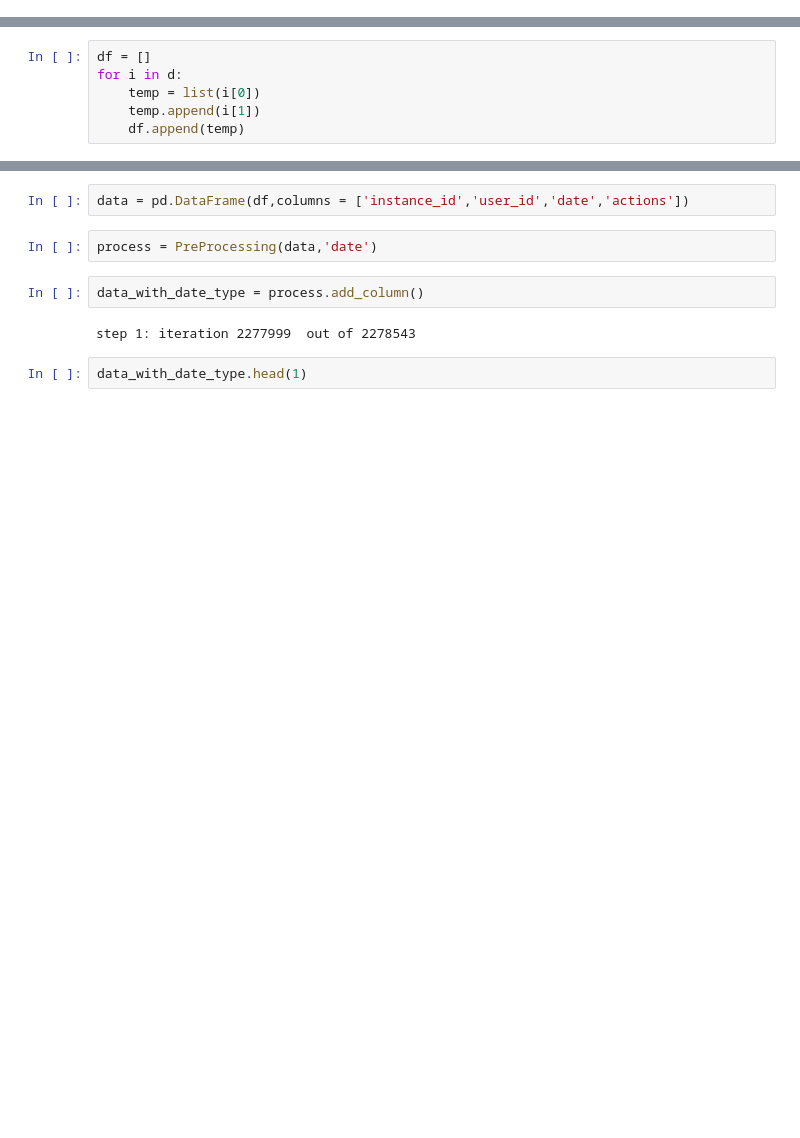
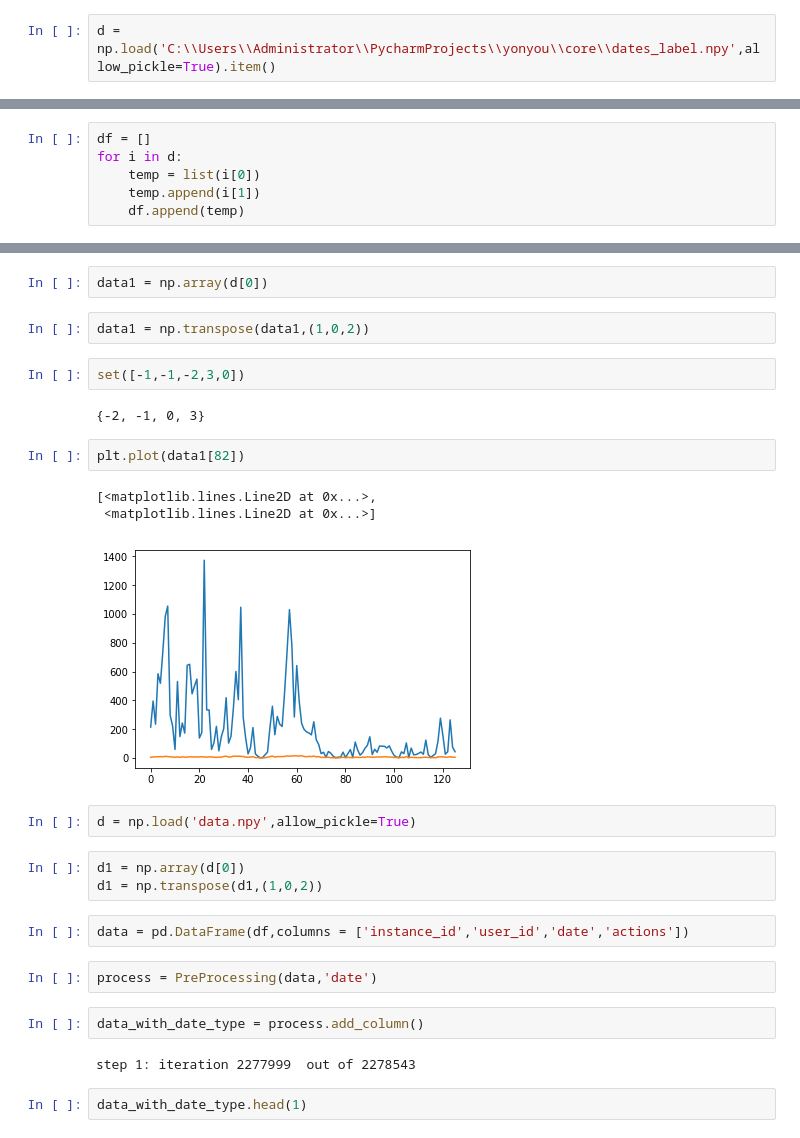
Before and after one commit to duolaamengmeng/User-activity-analysis, a Jupyter notebook: core/main.ipynb, the cells around one changed output, grey strips where cells are left out. Drawn from its saved outputs; the diff is of its cells as text; blank space fills up the shorter version.

```diff
--- a/core/main.ipynb
+++ b/core/main.ipynb
@@ -10,0 +198,2 @@ d = np.load('C:\\Users\\Administrator\\PycharmProjects\\yonyou\\data\\data3.npy'
+# %%
+d = np.load('C:\\Users\\Administrator\\PycharmProjects\\yonyou\\core\\dates_label.npy',allow_pickle=True).item()
@@ -32,3 +243,22 @@ for i in d:
+# %%
+data1 = np.array(d[0])
+# %%
+data1 = np.transpose(data1,(1,0,2))
+# %%
+set([-1,-1,-2,3,0])
+# %% [output]
+{-2, -1, 0, 3}
+# %%
+plt.plot(data1[82])
+# %% [output]
+[<matplotlib.lines.Line2D at 0x...>,
+ <matplotlib.lines.Line2D at 0x...>]
+[figure, added]
+# %%
+d = np.load('data.npy',allow_pickle=True)
+# %%
+d1 = np.array(d[0])
+d1 = np.transpose(d1,(1,0,2))
 # %%
 data = pd.DataFrame(df,columns = ['instance_id','user_id','date','actions'])
 # %%
```
Also changed, not shown: parts of 44 cells of this notebook, 5 other files.
